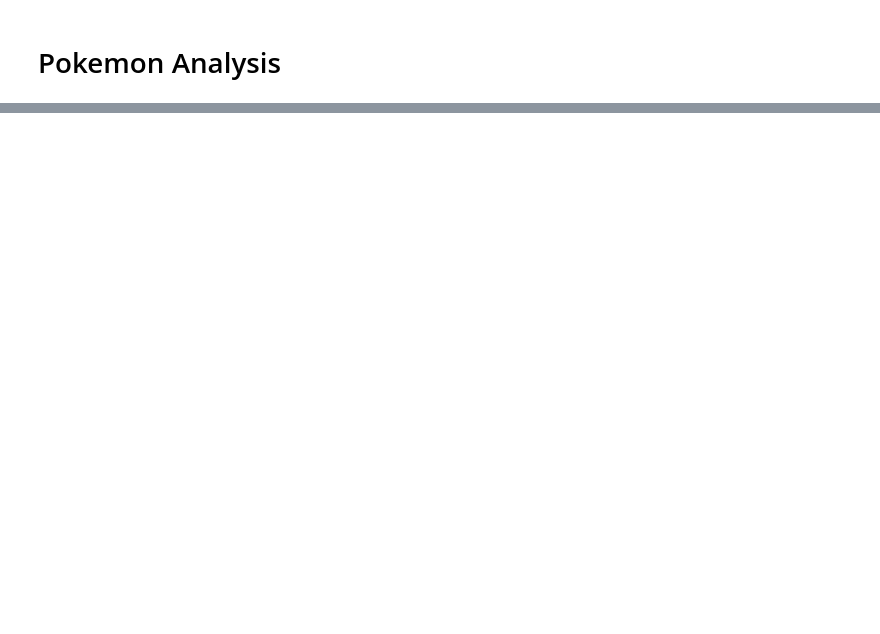
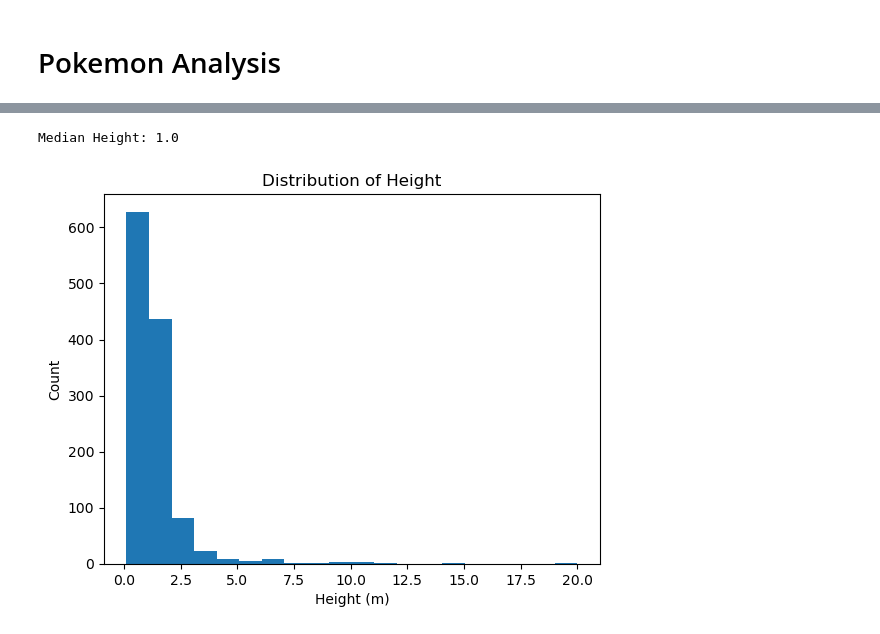
Before and after one commit to sarsteg/pokemon-index-analysis, a Jupyter notebook: analysis.ipynb, the cells around one changed output, grey strips where cells are left out. Saved outputs shown, nothing was run; the diff lists cells and outputs as text; code cells hidden in the pictures; blank space fills up the shorter version.

```diff
--- a/analysis.ipynb
+++ b/analysis.ipynb
@@ -74,0 +84,22 @@ Stats on pokemon (HP, Attack, Defense, SP_Attack, SP_Defense) (5) - Kevin
+# %%
+# There appears to be one clear outlier on height
+# Create a dataframe that excludes the outlier
+national_dex_no_outlier = national_dex[national_dex['Height'] < 90]
+whats_the_new_max_height = national_dex_no_outlier['Height'].max()
+# whats_the_new_max_height
+
+# Height is positively skewed so median would be a better measure of central tendency
+# Median height of pokemon
+median_height = national_dex_no_outlier['Height'].median()
+print(f"Median Height: {median_height}")
+# %% [output]
+Median Height: 1.0
+# %%
+# Revised distribution of Height
+plt.hist(national_dex_no_outlier['Height'], bins=20)
+plt.xlabel('Height (m)')
+plt.ylabel('Count')
+plt.title('Distribution of Height')
+plt.show()
+# %% [output]
+[figure, added]
```
Also changed, not shown: parts of 24 cells of this notebook.
